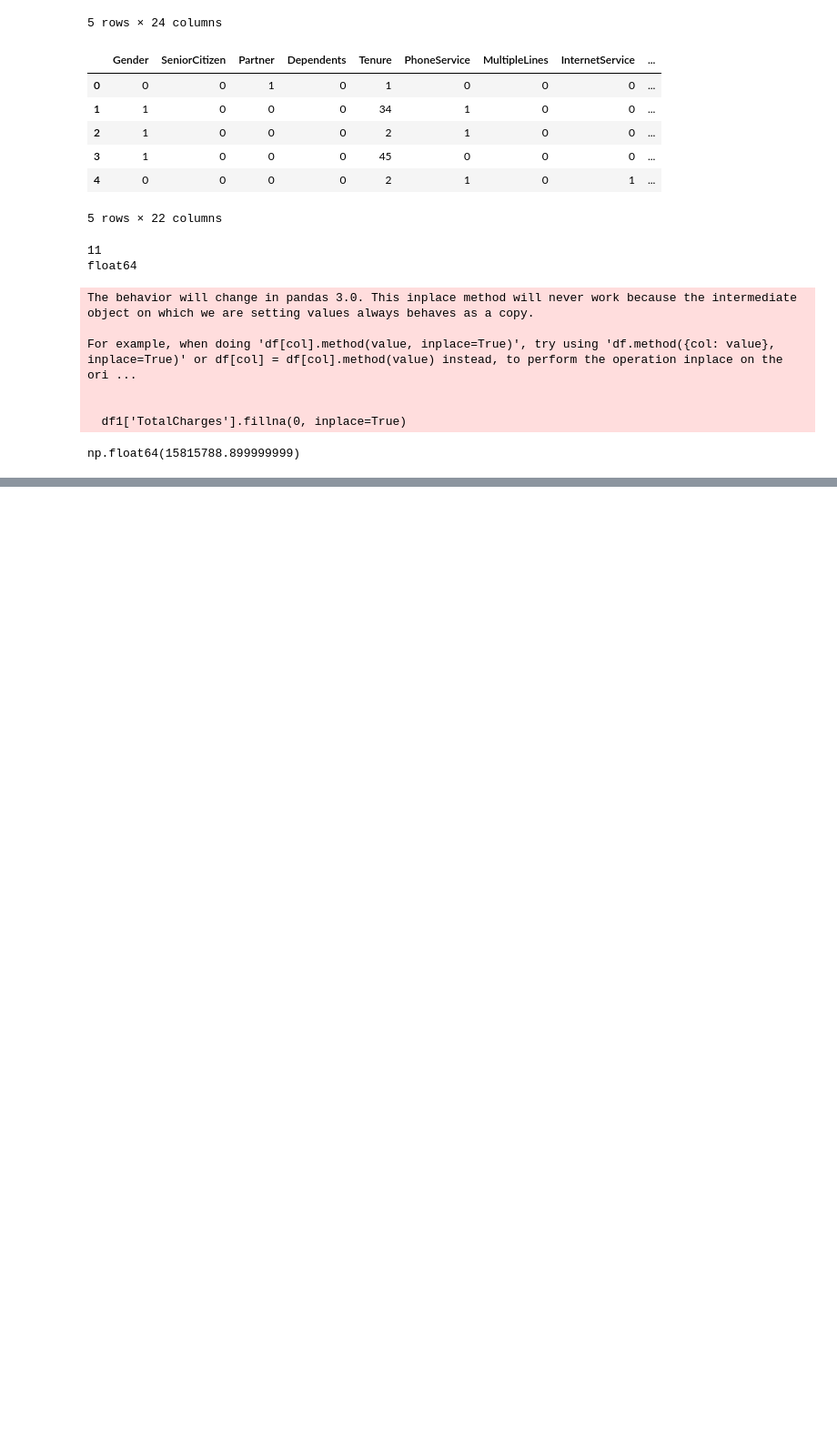
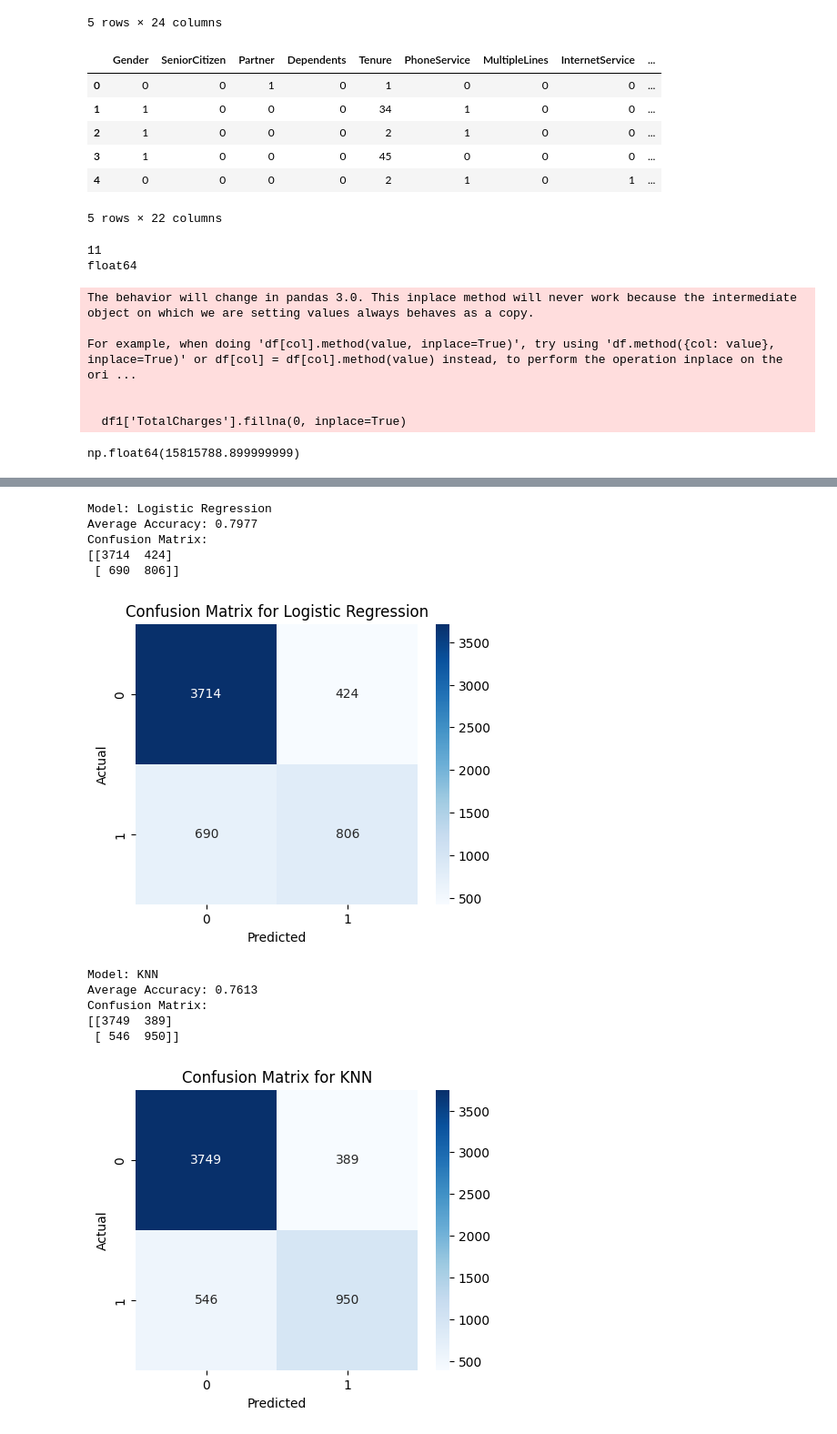
Before and after one commit to nirajkark/Complete_Datascience, a Jupyter notebook: Customer Churn Prediction/main.ipynb, the cells around one changed output, grey strips where cells are left out. Shown: that part at 91% size. Saved outputs shown, nothing was run; the diff lists cells and outputs as text; code cells hidden in the pictures; blank space fills up the shorter version.

```diff
--- a/Customer Churn Prediction/main.ipynb
+++ b/Customer Churn Prediction/main.ipynb
@@ -287,0 +304,76 @@ X=df1.drop("churn",axis=1).values
+# %%
+from sklearn.metrics import accuracy_score, confusion_matrix
+from sklearn.model_selection import KFold
+from sklearn.linear_model import LogisticRegression
+from sklearn.neighbors import KNeighborsClassifier
+from sklearn.tree import DecisionTreeClassifier
+from sklearn.ensemble import RandomForestClassifier
+from sklearn.svm import SVC
+from xgboost import XGBClassifier
+import matplotlib.pyplot as plt
+import seaborn as sns
+import numpy as np
+
+# Defined models with commonly used best parameters
+models = {
+    'Logistic Regression': LogisticRegression(C=1.0, solver='liblinear', max_iter=200),
+    'KNN': KNeighborsClassifier(n_neighbors=5, weights='uniform'),
+    'Decision Tree': DecisionTreeClassifier(max_depth=10, criterion='gini'),
+    'Random Forest': RandomForestClassifier(n_estimators=100, max_depth=10, random_state=42),
+    'SVM': SVC(C=1.0, kernel='rbf', gamma='scale', probability=True),
+    #'XGBoost': XGBClassifier(n_estimators=100, max_depth=6, learning_rate=0.1, use_label_encoder=False, eval_metric='logloss')
+}
+
+# Initialize KFold
+kf = KFold(n_splits=6, random_state=42, shuffle=True)
+
+
+for name, model in models.items():
+    print(f"\nModel: {name}")
+
+    accuracies = []
+    for train_index, test_index in kf.split(X_train):
+        X_fold_train, X_fold_test = X_train[train_index], X_train[test_index]
+        y_fold_train, y_fold_test = y_train[train_index], y_train[test_index]
+
+
+        model.fit(X_fold_train, y_fold_train)
+
+
+        y_pred = model.predict(X_fold_test)
+
+        accuracy = accuracy_score(y_fold_test, y_pred)
+        accuracies.append(accuracy)
+
+
+    avg_accuracy = np.mean(accuracies)
+    print(f"Average Accuracy: {avg_accuracy:.4f}")
+
+
+    model.fit(X_train, y_train)
+    y_train_pred = model.predict(X_train)
+    conf_matrix = confusion_matrix(y_train, y_train_pred)
+
+    print("Confusion Matrix:")
+    print(conf_matrix)
+
+
+    plt.figure(figsize=(5, 4))
+    sns.heatmap(conf_matrix, annot=True, fmt="d", cmap="Blues", xticklabels=np.unique(y_train), yticklabels=np.unique(y_train))
+    plt.title(f"Confusion Matrix for {name}")
+    plt.xlabel("Predicted")
+    plt.ylabel("Actual")
+    plt.show()
+# %% [output]
+Model: Logistic Regression
+Average Accuracy: 0.7977
+Confusion Matrix:
+[[3714  424]
+ [ 690  806]]
+[figure, added]
+Model: KNN
+Average Accuracy: 0.7613
+Confusion Matrix:
+[[3749  389]
+ [ 546  950]]
+[figure, added]
```
Also changed, not shown: parts of 12 cells of this notebook.
